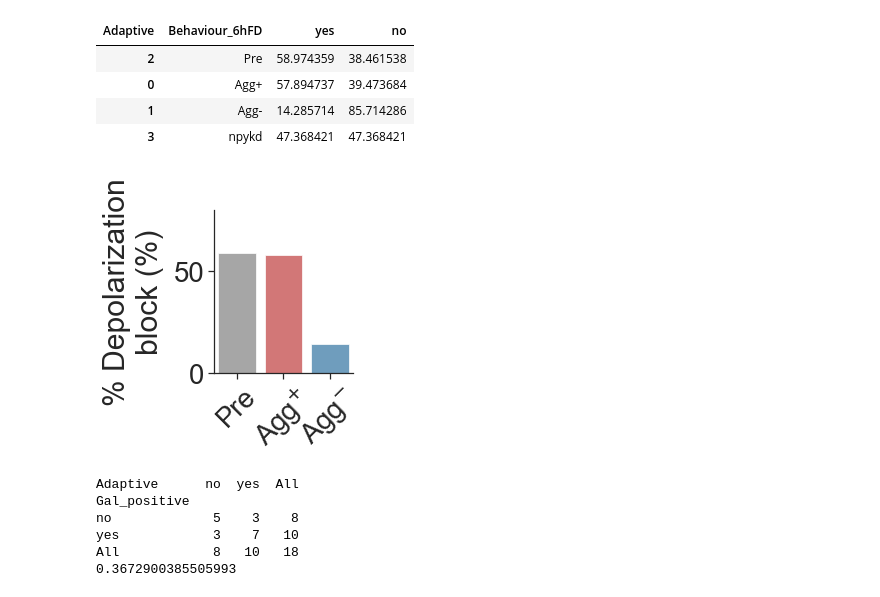
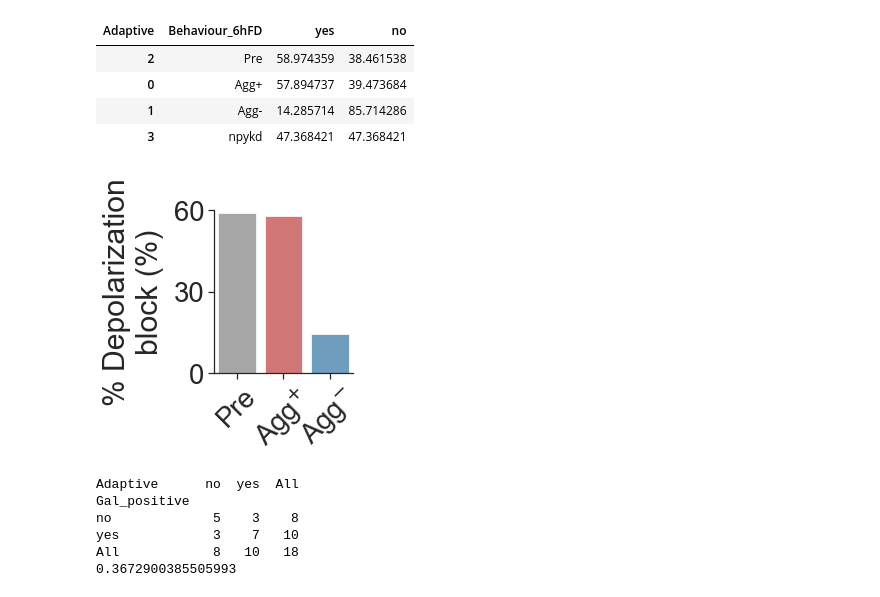
Before and after one commit to FrancisCrickInstitute/negative_parental_switch, a Jupyter notebook: NPW_ephys/ephys_analysis.ipynb, the cells around one changed output. Saved outputs shown, nothing was run; the diff lists cells and outputs as text; code cells hidden in the pictures.

```diff
--- a/NPW_ephys/ephys_analysis.ipynb
+++ b/NPW_ephys/ephys_analysis.ipynb
@@ -446,0 +561,25 @@ plt.savefig('/Volumes/lab-kohlj/home/shared/projects/NegativeParentalSwitch/figu
+# %%
+# Ih - VERSION WITH ALL GROUPS INCL Y1/2
+sns.set(rc={"figure.figsize": (7.4, 3)})
+sns.set(font_scale=2.5)
+sns.set_style("ticks")
+
+ax = sns.boxplot(x='Behaviour_6hFD', y='Ih_at_-120mV', data = ephys, order=['Pre', 'Agg+', 'Agg-', 'ZD7288', 'npy_100','npy_antag', 'npy1r_antag', 'npy2r_antag','npykd'],
+                 saturation=8, linewidth=1.7, showfliers = False, palette = nine)
+ax = sns.stripplot(x='Behaviour_6hFD', y='Ih_at_-120mV', data = ephys, order=['Pre', 'Agg+', 'Agg-', 'ZD7288', 'npy_100','npy_antag', 'npy1r_antag', 'npy2r_antag','npykd'],
+                   jitter=True, dodge=False, marker='o', size=7, linewidth=1, edgecolor='gray', palette = nine, alpha=0.5, zorder=0)
+ax.set_xlabel('')
+ax.set_ylabel('$\mathregular{I_{h}}$ (mV)', labelpad=0)
+
+ax.set_xticklabels( ('Pre', r'Agg$^{+}$', r'Agg$^{-}$','ZD','NPY','Ant-Y','Ant-Y1','Ant-Y2' ,'KD-Y'), rotation=45)
+
+ax.yaxis.set_major_locator(plt.MaxNLocator(3))
+plt.ylim(-2, 30)
+sns.despine(bottom=False, trim=False)
+
+for patch in ax.artists:
+    r, g, b, a = patch.get_facecolor()
+    patch.set_facecolor((r, g, b, .5))
+
+plt.savefig('/Volumes/lab-kohlj/home/shared/projects/NegativeParentalSwitch/figures/Supp_Fig_8/linked_figure_S8/Ih_all_Y12.pdf',
+            dpi=300,bbox_inches='tight', transparent=True)
@@ -998,3 +1165,19 @@ plt.savefig('/Volumes/lab-kohlj/home/shared/projects/NegativeParentalSwitch/figu
 dpi=300,bbox_inches='tight', transparent=True)
 # %% [output]
 [figure]
+# %%
+# % silent neurons - VERSION WITH ALL GROUPS INCL Y1/2
+sns.set(rc={"figure.figsize": (7.4, 3)})
+sns.set(font_scale=2.5)
+sns.set_style("ticks")
+
+g = sns.barplot(silent_prop, x="Behaviour_6hFD", y="silent", order=['Pre', 'Agg+', 'Agg-', 'ZD7288', 'npy_100','npy_antag', 'npy1r_antag', 'npy2r_antag','npykd'],
+                palette = nine, alpha=0.7)
+plt.ylabel('% silent neurons', labelpad=5)
+g.set_xticklabels( ('Pre', r'Agg$^{+}$', r'Agg$^{–}$','ZD', 'NPY', 'Ant-Y','Ant-Y1','Ant-Y2', 'KD-Y'), rotation=45)
+plt.xlabel('')
+plt.ylim(0,100)
+g.yaxis.set_major_locator(plt.MaxNLocator(2))
+sns.despine(bottom=False)
+plt.savefig('/Volumes/lab-kohlj/home/shared/projects/NegativeParentalSwitch/figures/Supp_Fig_8/linked_figure_S8/silent_prop_all_Y12.pdf',
+dpi=300,bbox_inches='tight', transparent=True)
@@ -1065,22 +1248,22 @@ ad_prop
 # %%
 sns.set(rc={"figure.figsize": (2.5, 3)})
 sns.set(font_scale=2.5)
 sns.set_style("ticks")
 
 g = sns.barplot(x = 'Behaviour_6hFD', y = 'yes', data = ad_prop, order=['Pre', 'Agg+', 'Agg-'], palette= triple, alpha = 0.7)
 
 g.yaxis.set_major_locator(plt.MaxNLocator(3))
 plt.ylabel('% Depolarization\nblock (%)', labelpad=10)
 g.set_xticklabels(('Pre', r'Agg$^{+}$', r'Agg$^{-}$'), rotation=45)
 
 plt.xlabel('')
-plt.ylim(top=80)
-plt.yticks(np.arange(0, 81, 50))
+plt.ylim(top=60)
+plt.yticks(np.arange(0, 61, 30))
 sns.despine(bottom=False)
 # plt.savefig('/Volumes/lab-kohlj/home/shared/projects/NegativeParentalSwitch/figures/Figure_3/linked_figure3/adaptive_prop.pdf',
 # dpi=300,bbox_inches='tight', transparent=True)
 # %% [output]
-[figure, old version]
+[figure, new version]
 # %%
 cols = ['yes', 'no']
 ad_prop = proportion(gals, 'Gal_positive', 'Adaptive', cols)
```
Also changed, not shown: parts of 52 cells of this notebook, 5 other files.
